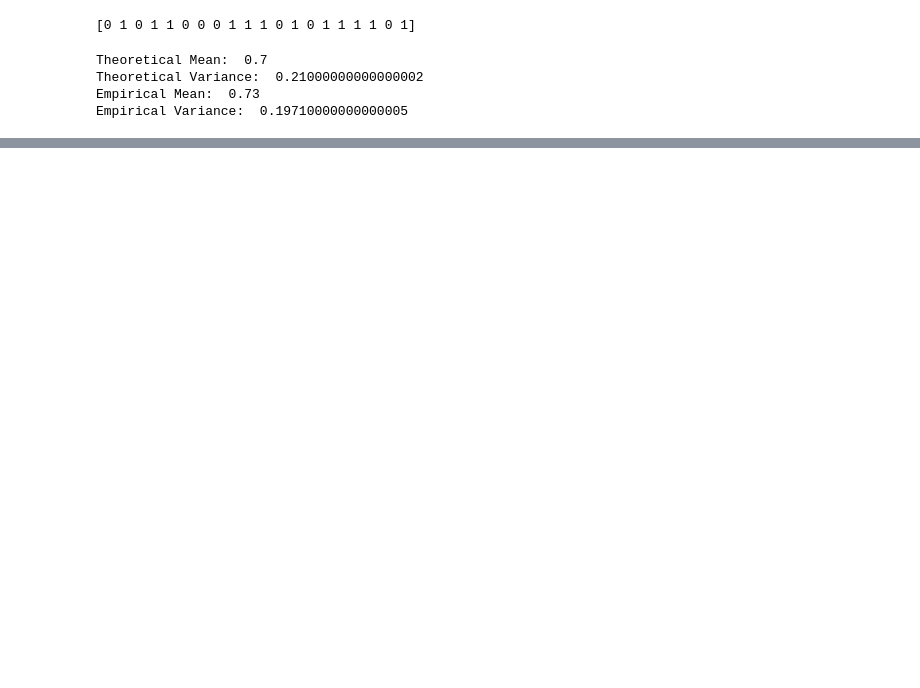
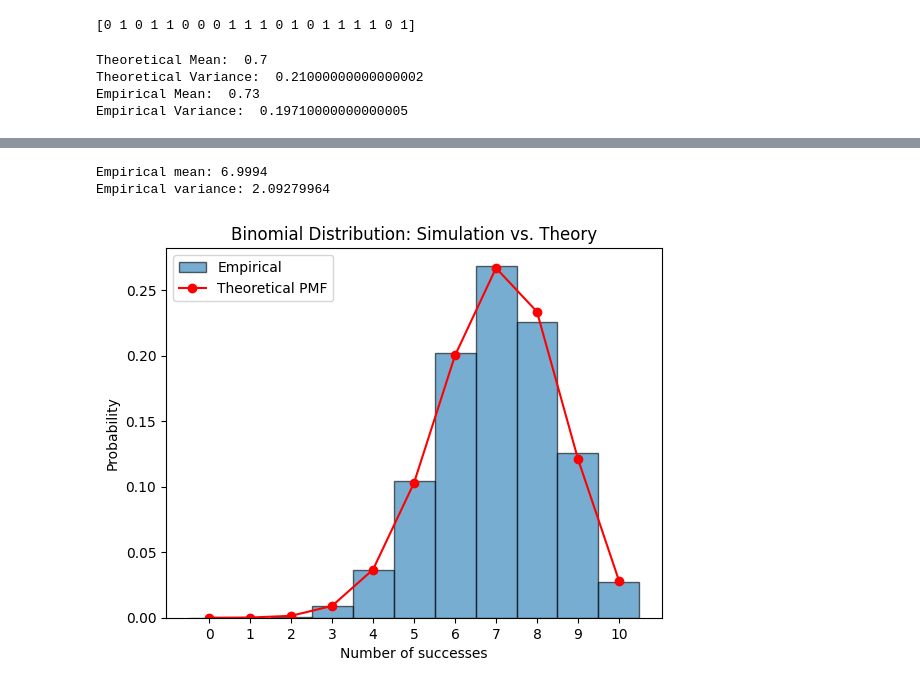
Before and after one commit to Mavlyudabegim/deep-learning-book, a Jupyter notebook: probability-information-theory/exercises_probability_information_theory.ipynb, the cells around one changed output, grey strips where cells are left out. Drawn from its saved outputs; the diff is of its cells as text; code cells hidden in the pictures; blank space fills up the shorter version.

Commit message:
exxercises of probabilities

```diff
--- a/probability-information-theory/exercises_probability_information_theory.ipynb
+++ b/probability-information-theory/exercises_probability_information_theory.ipynb
@@ -62,17 +62,43 @@ plt.show()
 # theoretical values. This is due to the Law of Large Numbers, which states that as the number of trials or
 # samples increases, the sample mean will get closer to the expected value (theoretical mean).
 # %%
+from math import comb
+
 samples = rng.binomial(n=10, p=p, size=10000)  # 10000 samples of 10 trials each
-samples
-
-# theoretical mean and variance for Binomial distribution
-n = 10  # number of trials
-mean = n * p
-variance = n * p * (1 - p)
-
+n = 10
 # empirical mean and variance
 empirical_mean = np.mean(samples)
+empirical_variance = np.var(samples)
 
-# Then plot a normalized histogram of the simulated observations alongside the theoretical probability mass function
+print("Empirical mean:", empirical_mean)
+print("Empirical variance:", empirical_variance)
 
-plt.hist()
+# Theoretical probability for each possible count of successes
+k = np.arange(n + 1)
+pmf = np.array([
+    comb(n, int(value)) * p**value * (1 - p)**(n - value)
+    for value in k
+])
+
+# Integer-centered bins and weights make the histogram show probabilities
+bins = np.arange(-0.5, n + 1.5, 1)
+plt.hist(
+    samples,
+    bins=bins,
+    weights=np.ones(samples.size) / samples.size,
+    alpha=0.6,
+    edgecolor="black",
+    label="Empirical",
+)
+plt.plot(k, pmf, "o-", color="red", label="Theoretical PMF")
+
+plt.xlabel("Number of successes")
+plt.ylabel("Probability")
+plt.title("Binomial Distribution: Simulation vs. Theory")
+plt.xticks(k)
+plt.legend()
+plt.show()
+# %% [output]
+Empirical mean: 6.9994
+Empirical variance: 2.09279964
+[figure, added]
```
Also changed, not shown: parts of 2 cells of this notebook.
